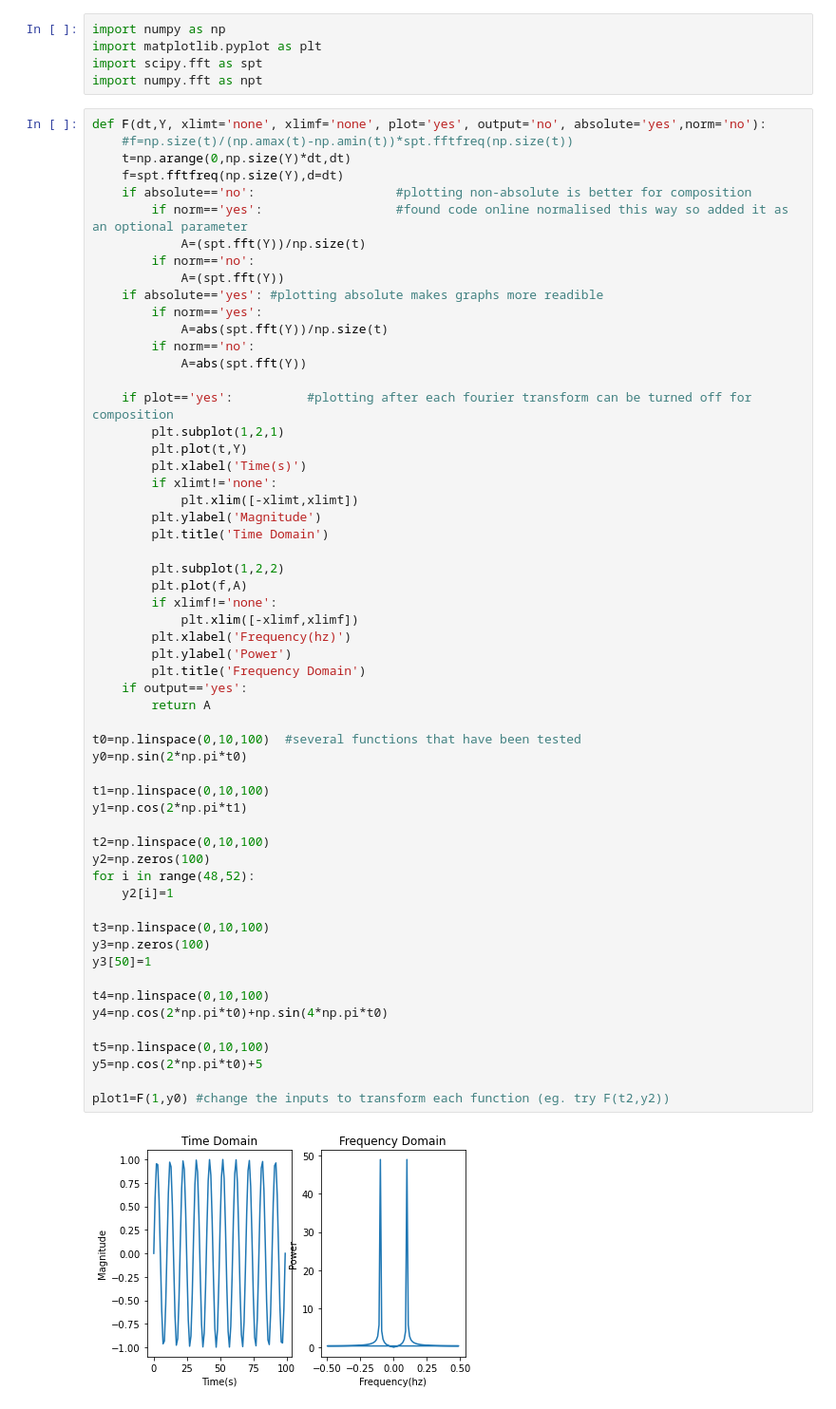
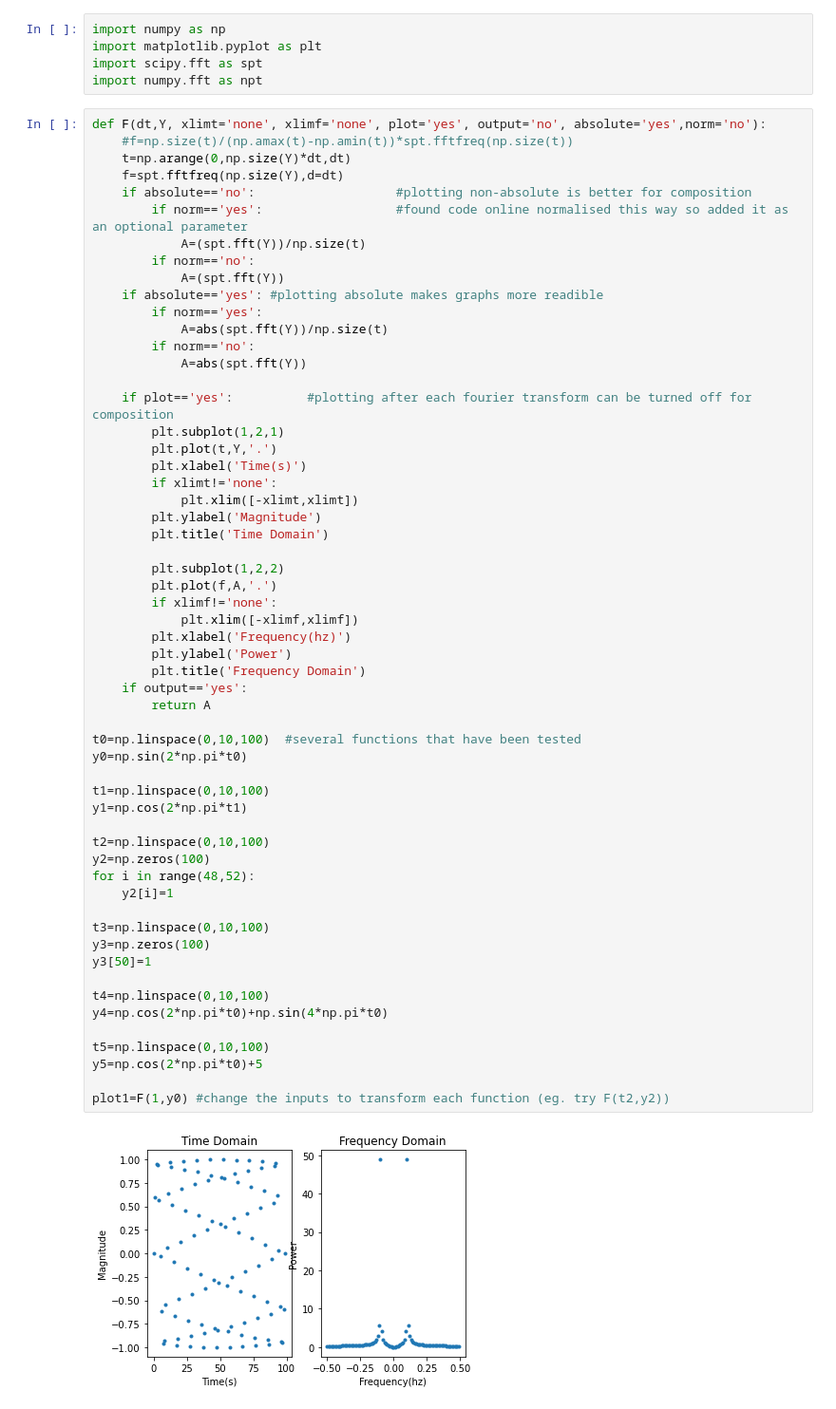
Before and after one commit to jblipper/VERITAS-Summer-Project-2022, a Jupyter notebook: Scripts/FFTs_with_Noise.ipynb, the cells around one changed output. Shown at 95% size. Drawn from its saved outputs; the diff is of its cells as text.

Commit message:
removed connecting lines from plots

```diff
--- a/Scripts/FFTs_with_Noise.ipynb
+++ b/Scripts/FFTs_with_Noise.ipynb
@@ -21,7 +21,7 @@ def F(dt,Y, xlimt='none', xlimf='none', plot='yes', output='no', absolute='yes',
 
     if plot=='yes':          #plotting after each fourier transform can be turned off for composition
         plt.subplot(1,2,1)
-        plt.plot(t,Y)
+        plt.plot(t,Y,'.')
         plt.xlabel('Time(s)')
         if xlimt!='none':
             plt.xlim([-xlimt,xlimt])
@@ -29,39 +29,39 @@ def F(dt,Y, xlimt='none', xlimf='none', plot='yes', output='no', absolute='yes',
         plt.title('Time Domain')
 
         plt.subplot(1,2,2)
-        plt.plot(f,A)
+        plt.plot(f,A,'.')
         if xlimf!='none':
             plt.xlim([-xlimf,xlimf])
         plt.xlabel('Frequency(hz)')
         plt.ylabel('Power')
         plt.title('Frequency Domain')
     if output=='yes':
         return A
 
 t0=np.linspace(0,10,100)  #several functions that have been tested
 y0=np.sin(2*np.pi*t0)
 
 t1=np.linspace(0,10,100)
 y1=np.cos(2*np.pi*t1)
 
 t2=np.linspace(0,10,100)
 y2=np.zeros(100)
 for i in range(48,52):
     y2[i]=1
 
 t3=np.linspace(0,10,100)
 y3=np.zeros(100)
 y3[50]=1
 
 t4=np.linspace(0,10,100)
 y4=np.cos(2*np.pi*t0)+np.sin(4*np.pi*t0)
 
 t5=np.linspace(0,10,100)
 y5=np.cos(2*np.pi*t0)+5
 
 plot1=F(1,y0) #change the inputs to transform each function (eg. try F(t2,y2))
 # %% [output]
-[figure, old version]
+[figure, new version]
 # %%
 def invF(dt,A,xlimf='none',xlimt='none', plot='yes', output='no', absolute='yes',norm='no', positiveoutput='no'): #same as last cell but for inverse transform
     n=np.size(A)
```
Also changed, not shown: parts of 6 cells of this notebook.
